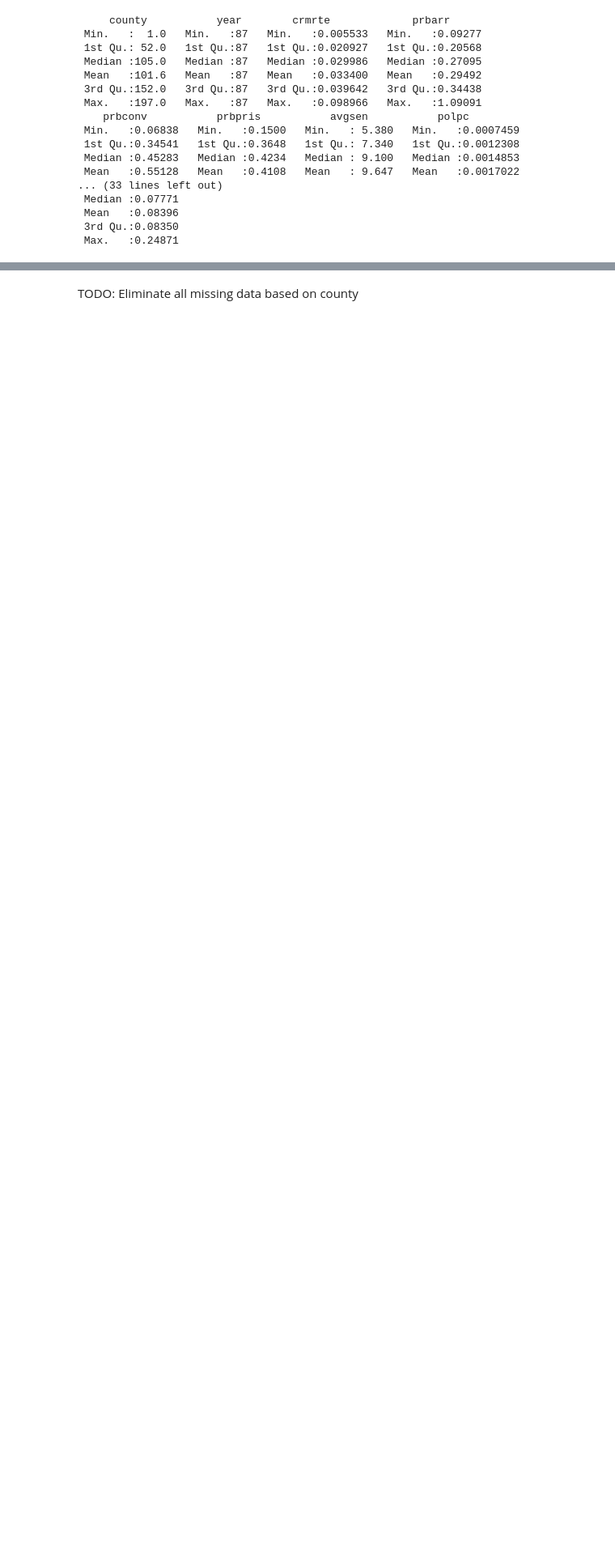
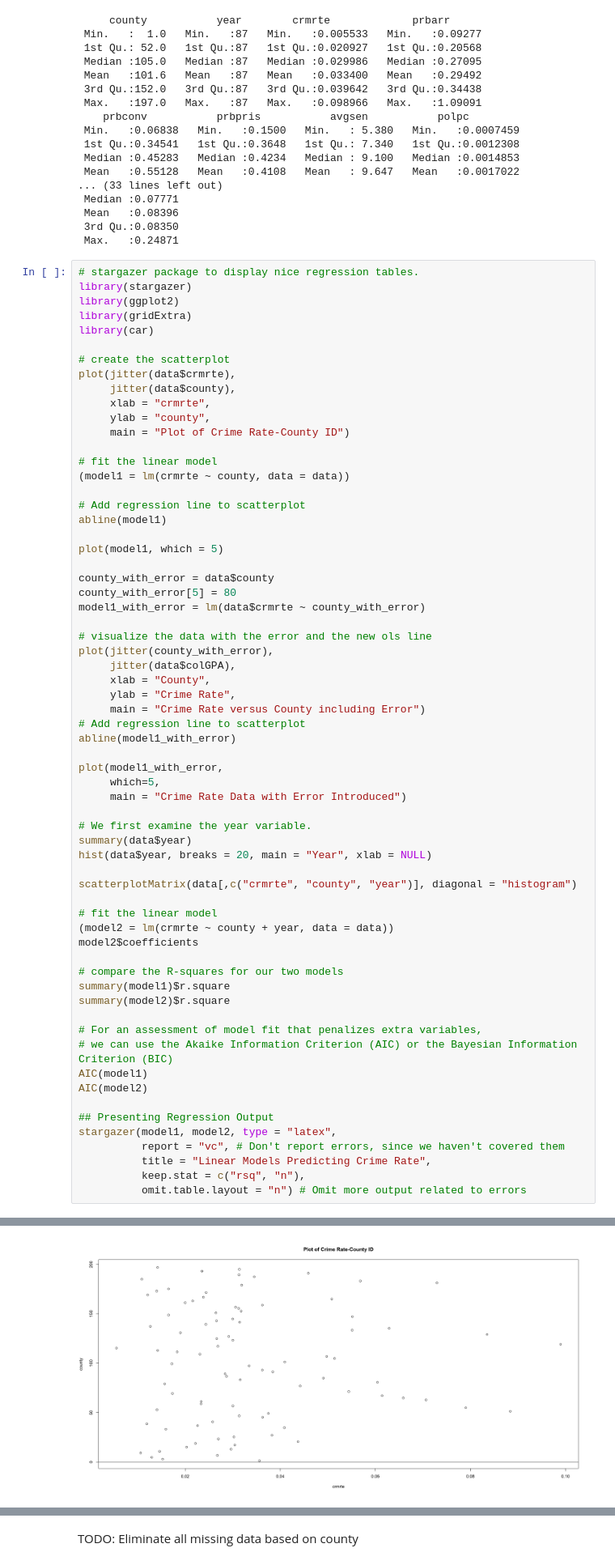
Before and after one commit to ksjeyabarani/w203_lab3, a Jupyter notebook: Wall_Seenivasagam_Hee_lab3.ipynb, the cells around one changed output, grey strips where cells are left out. Shown at 81% size. Drawn from its saved outputs; the diff is of its cells as text; blank space fills up the shorter version.

```diff
--- a/Wall_Seenivasagam_Hee_lab3.ipynb
+++ b/Wall_Seenivasagam_Hee_lab3.ipynb
@@ -124,3 +128,68 @@ summary(data)
  Mean   :0.08396
  3rd Qu.:0.08350
  Max.   :0.24871
+# %%
+# stargazer package to display nice regression tables.
+library(stargazer)
+library(ggplot2)
+library(gridExtra)
+library(car)
+
+# create the scatterplot
+plot(jitter(data$crmrte),
+     jitter(data$county),
+     xlab = "crmrte",
+     ylab = "county",
+     main = "Plot of Crime Rate-County ID")
+
+# fit the linear model
+(model1 = lm(crmrte ~ county, data = data))
+
+# Add regression line to scatterplot
+abline(model1)
+
+plot(model1, which = 5)
+
+county_with_error = data$county
+county_with_error[5] = 80
+model1_with_error = lm(data$crmrte ~ county_with_error)
+
+# visualize the data with the error and the new ols line
+plot(jitter(county_with_error),
+     jitter(data$colGPA),
+     xlab = "County",
+     ylab = "Crime Rate",
+     main = "Crime Rate versus County including Error")
+# Add regression line to scatterplot
+abline(model1_with_error)
+
+plot(model1_with_error,
+     which=5,
+     main = "Crime Rate Data with Error Introduced")
+
+# We first examine the year variable.
+summary(data$year)
+hist(data$year, breaks = 20, main = "Year", xlab = NULL)
+
+scatterplotMatrix(data[,c("crmrte", "county", "year")], diagonal = "histogram")
+
+# fit the linear model
+(model2 = lm(crmrte ~ county + year, data = data))
+model2$coefficients
+
+# compare the R-squares for our two models
+summary(model1)$r.square
+summary(model2)$r.square
+
+# For an assessment of model fit that penalizes extra variables,
+# we can use the Akaike Information Criterion (AIC) or the Bayesian Information Criterion (BIC)
+AIC(model1)
+AIC(model2)
+
+## Presenting Regression Output
+stargazer(model1, model2, type = "latex",
+          report = "vc", # Don't report errors, since we haven't covered them
+          title = "Linear Models Predicting Crime Rate",
+          keep.stat = c("rsq", "n"),
+          omit.table.layout = "n") # Omit more output related to errors
+# %% [output]
@@ -126,0 +202 @@ summary(data)
+[figure, added]
```
Also changed, not shown: parts of 5 cells of this notebook.
